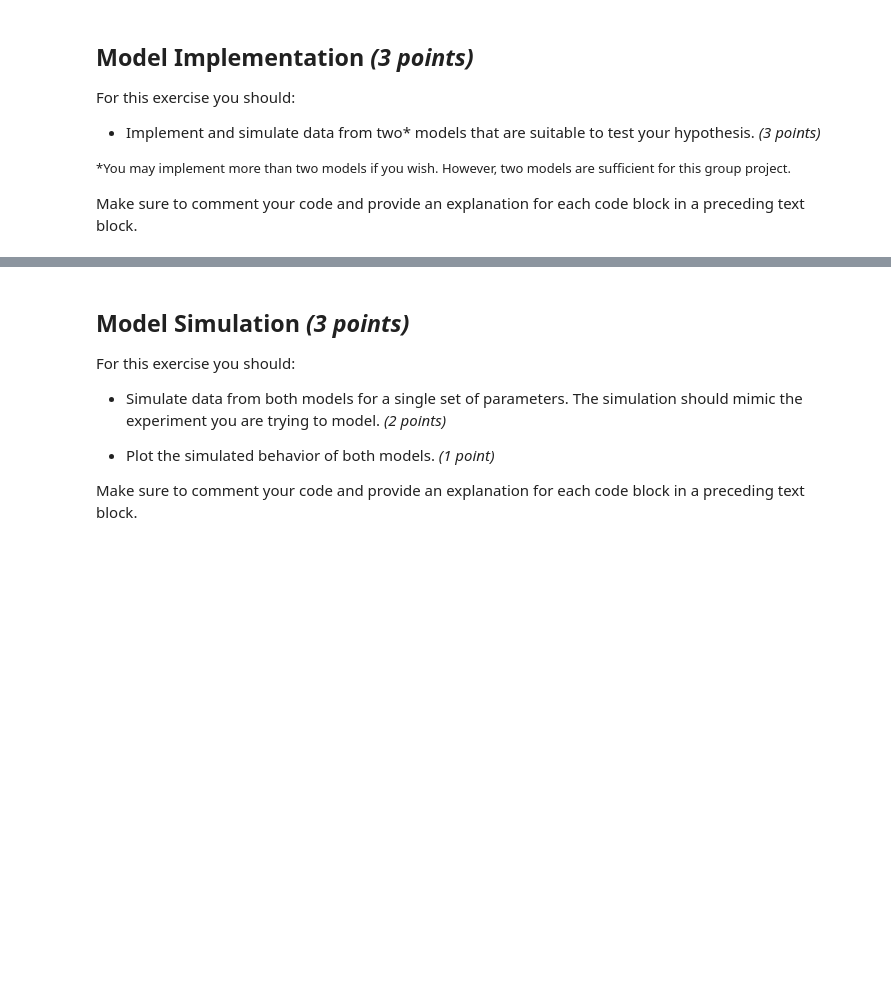
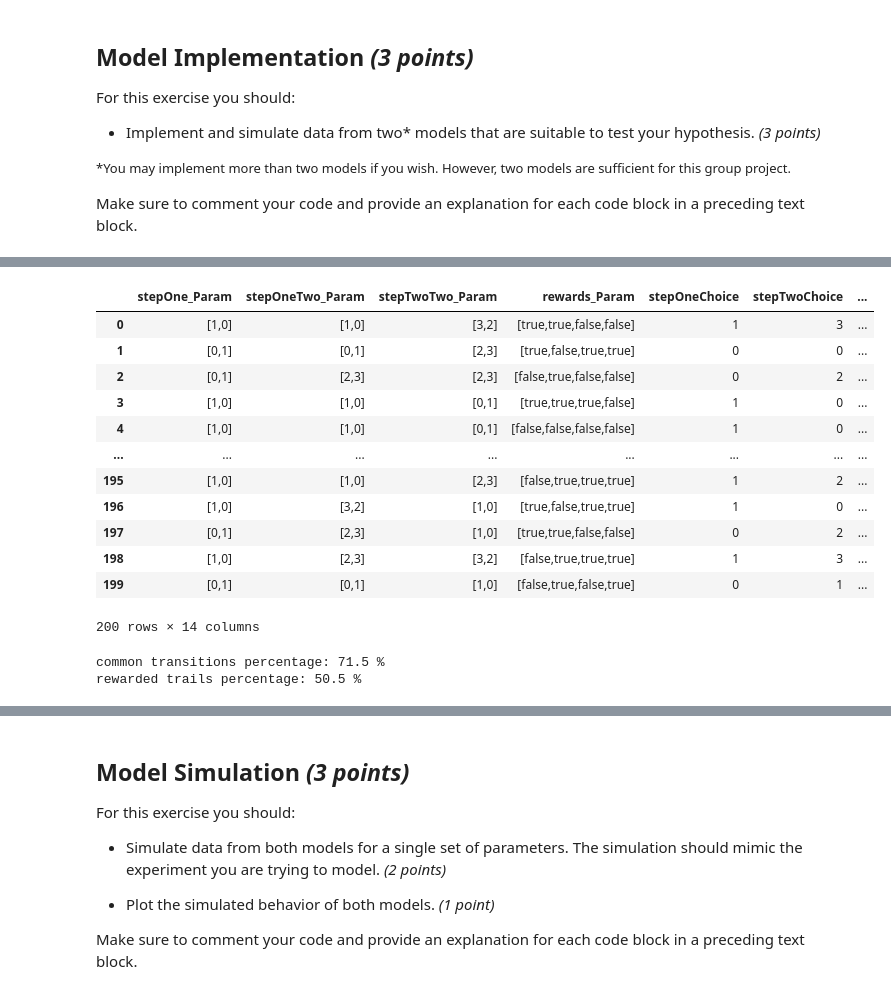
Before and after one commit to imtezcan/rl-twoStepTask, a Jupyter notebook: Python_Notebook_Template_for_Group_Project.ipynb, the cells around one changed output, grey strips where cells are left out. Drawn from its saved outputs; the diff is of its cells as text; code cells hidden in the pictures; blank space fills up the shorter version.

```diff
--- a/Python_Notebook_Template_for_Group_Project.ipynb
+++ b/Python_Notebook_Template_for_Group_Project.ipynb
@@ -202,3 +473,30 @@ task_df.to_csv(f"task_data_{time_identifier}.csv", index=False)
+# %%
+# load and inspect human data
+human_data = pd.read_csv("data/experiment_data_andrei.csv")
+display(human_data)
+
+# print some statistics
+common_transitions_percentage = np.mean(
+    np.where(human_data["stepOneChoice"] == 0, human_data["isHighProbOne"], human_data["isHighProbTwo"])
+) * 100
+print("common transitions percentage:", common_transitions_percentage, "%")
+print("rewarded trails percentage:", np.mean(human_data["reward"] > 0)*100, "%")
+# %% [output]
+|  | stepOne_Param | stepOneTwo_Param | stepTwoTwo_Param | rewards_Param | stepOneChoice | stepTwoChoice | ... |
+| 0 | [1,0] | [1,0] | [3,2] | [true,true,false,false] | 1 | 3 | ... |
+| 1 | [0,1] | [0,1] | [2,3] | [true,false,true,true] | 0 | 0 | ... |
+| 2 | [0,1] | [2,3] | [2,3] | [false,true,false,false] | 0 | 2 | ... |
+| 3 | [1,0] | [1,0] | [0,1] | [true,true,true,false] | 1 | 0 | ... |
+| 4 | [1,0] | [1,0] | [0,1] | [false,false,false,false] | 1 | 0 | ... |
+| ... | ... | ... | ... | ... | ... | ... | ... |
+| 195 | [1,0] | [1,0] | [2,3] | [false,true,true,true] | 1 | 2 | ... |
+| 196 | [1,0] | [3,2] | [1,0] | [true,false,true,true] | 1 | 0 | ... |
+| 197 | [0,1] | [2,3] | [1,0] | [true,true,false,false] | 0 | 2 | ... |
+| 198 | [1,0] | [2,3] | [3,2] | [false,true,true,true] | 1 | 3 | ... |
+| 199 | [0,1] | [0,1] | [1,0] | [false,true,false,true] | 0 | 1 | ... |
+200 rows × 14 columns
+common transitions percentage: 71.5 %
+rewarded trails percentage: 50.5 %
 # %%
 # simple one run test
 # np.random.seed(0)
```
Also changed, not shown: parts of 6 cells of this notebook, 1 other file.
